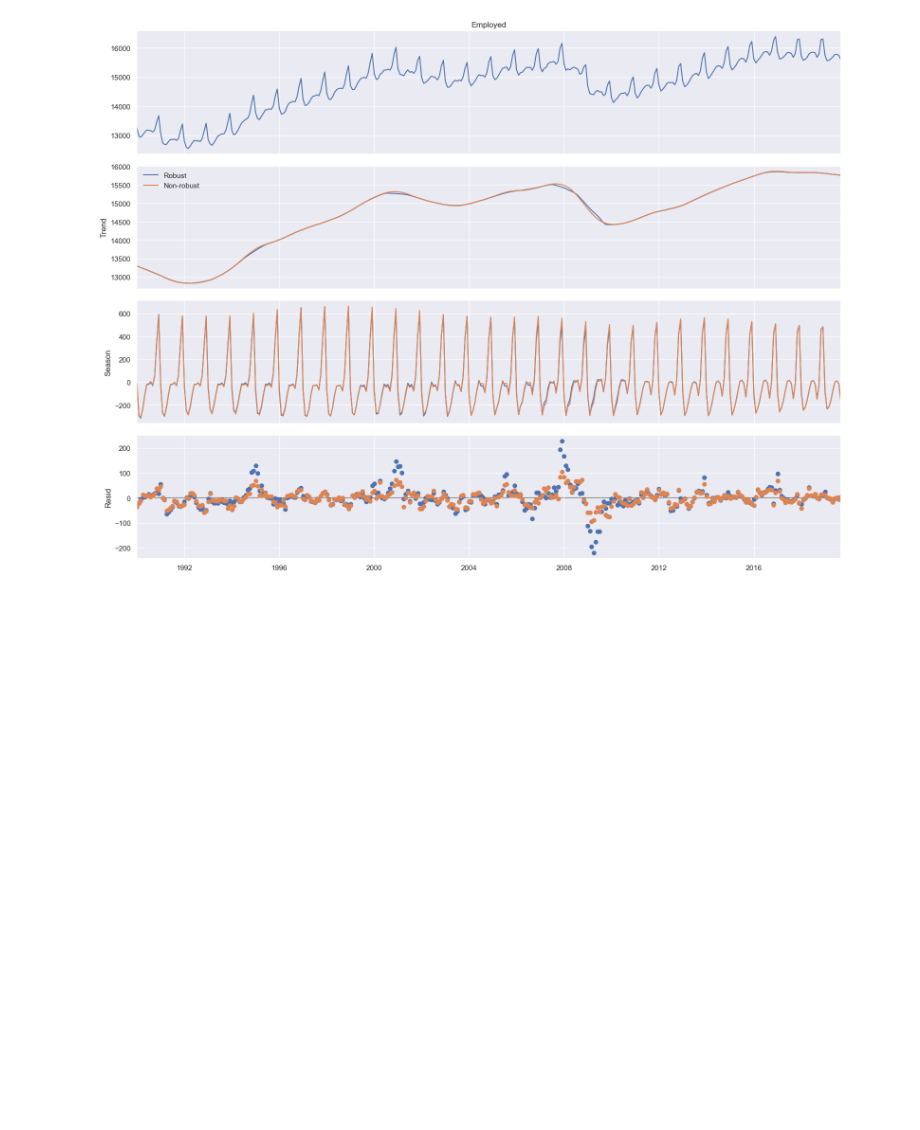
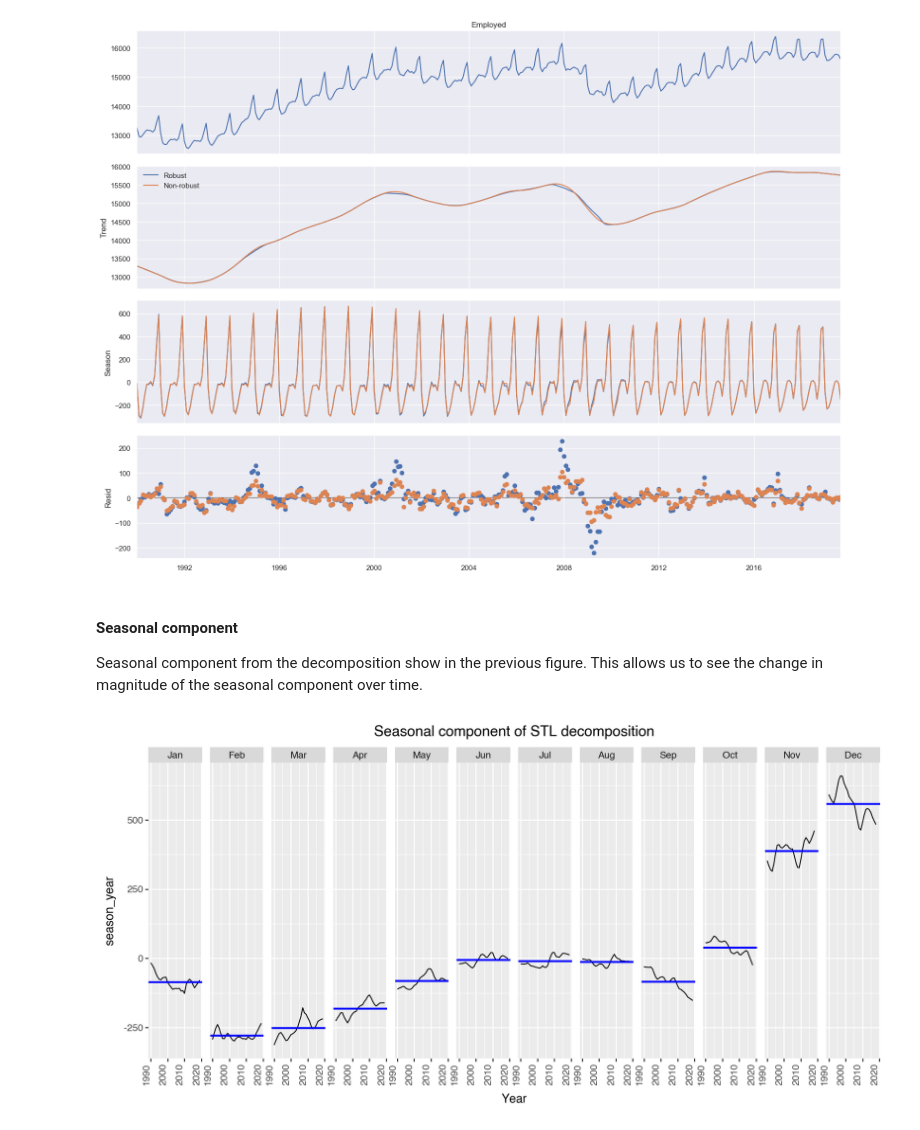
Before and after one commit to yl238/forecasting-principles-and-practice, a Jupyter notebook: ch03/06-STL-Decomposition.ipynb, the cells around one changed output. Cells and saved outputs as stored; diff of their text form; code cells hidden in the pictures; blank space fills up the shorter version.

Commit message:
Add ggplot of decomposed components

```diff
--- a/ch03/06-STL-Decomposition.ipynb
+++ b/ch03/06-STL-Decomposition.ipynb
@@ -98,3 +98,6 @@ add_stl_plot(fig, res_non_robust, ["Robust", "Non-robust"])
 fig
 # %% [output]
 [figure]
+# %% [markdown]
+#### Seasonal component
+Seasonal component from the decomposition show in the previous figure. This allows us to see the change in magnitude of the seasonal component over time.
@@ -100,0 +106,22 @@ fig
+# %%
+df_seasonal = (res_robust.seasonal
+    .reset_index()
+    .assign(year=lambda df: df['date'].dt.year)
+    .assign(month=lambda df: df['date'].dt.month)
+)
+# %%
+def col_fn(n):
+    months = ["Jan", "Feb", "Mar", "Apr", "May", "Jun",
+          "Jul", "Aug", "Sep", "Oct", "Nov", "Dec"]
+    return months[int(n)-1]
+# %%
+ggplot(df_seasonal) \
+    + aes(x='year', y='season') \
+    + facet_grid(cols='month', labeller=labeller(cols=col_fn)) \
+    + geom_line() \
+    + geom_hline(data=df_seasonal.groupby('month').agg({'season': 'mean'}).reset_index(),
+        mapping=aes(yintercept='season'), color='blue', size=1) \
+    + labs(title='Seasonal component of STL decomposition', x='Year', y='season_year') \
+    + theme(axis_text_x=element_text(rotation=90, hjust=1), figure_size=(10, 5))
+# %% [output]
+[figure, added]
```
Also changed, not shown: parts of 2 cells of this notebook.
